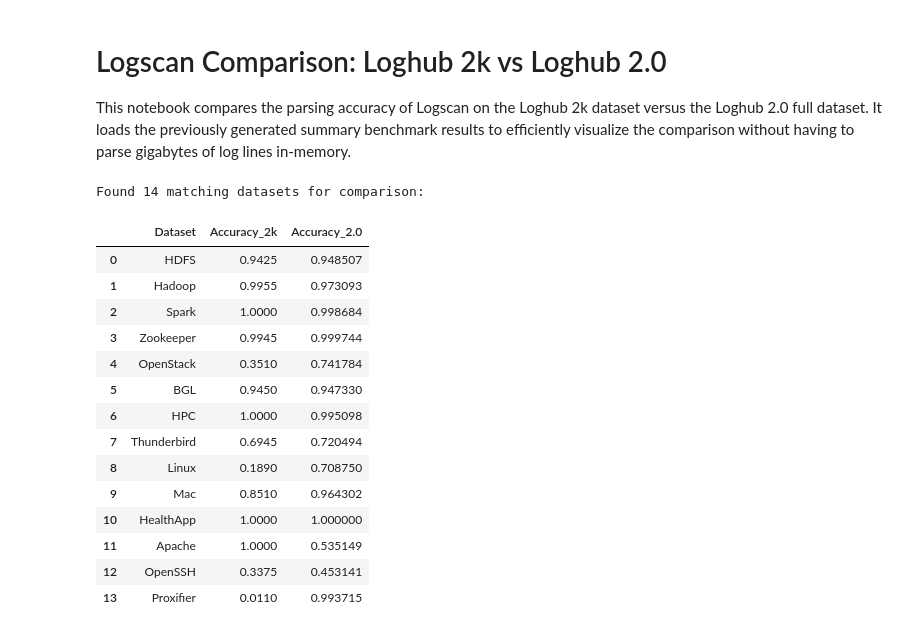
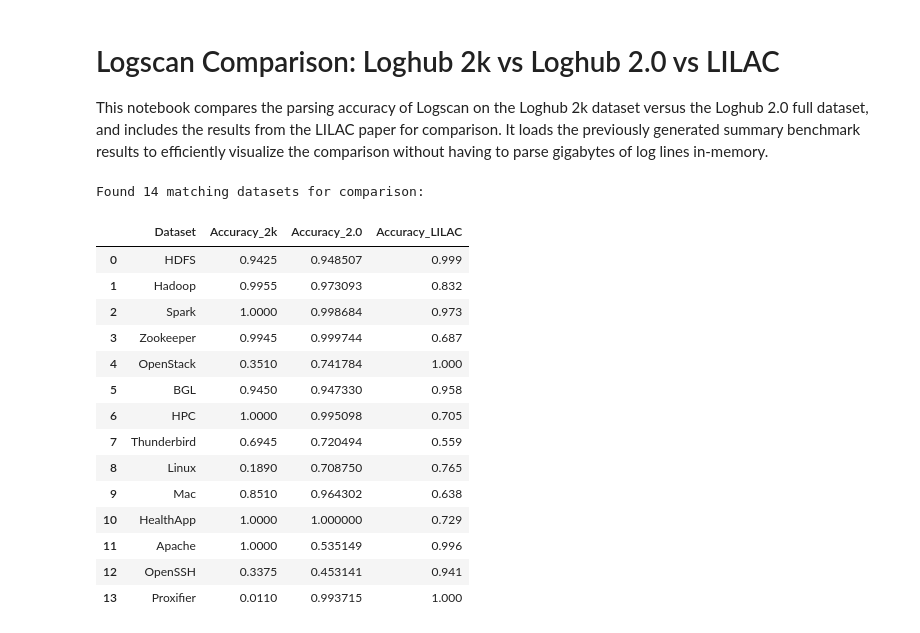
Before and after one commit to alan-saar/logscan, a Jupyter notebook: compare_results.ipynb, the cells around one changed output. Drawn from its saved outputs; the diff is of its cells as text; code cells hidden in the pictures.

```diff
--- a/compare_results.ipynb
+++ b/compare_results.ipynb
@@ -1,42 +1,61 @@
 # %% [markdown]
-# Logscan Comparison: Loghub 2k vs Loghub 2.0
+# Logscan Comparison: Loghub 2k vs Loghub 2.0 vs LILAC
 
-This notebook compares the parsing accuracy of Logscan on the Loghub 2k dataset versus the Loghub 2.0 full dataset.
+This notebook compares the parsing accuracy of Logscan on the Loghub 2k dataset versus the Loghub 2.0 full dataset, and includes the results from the LILAC paper for comparison.
 It loads the previously generated summary benchmark results to efficiently visualize the comparison without having to parse gigabytes of log lines in-memory.
 # %%
 import pandas as pd
 import matplotlib.pyplot as plt
 import numpy as np
 
 # Load Benchmark Results
 df_2k = pd.read_csv("Logscan_benchmark_result.csv")
 df_2_0 = pd.read_csv("Logscan_loghub2_benchmark_result.csv")
 
 # Rename accuracy columns for clarity
 df_2k = df_2k.rename(columns={"Accuracy": "Accuracy_2k"})
 df_2_0 = df_2_0.rename(columns={"Accuracy": "Accuracy_2.0"})
 
 # Merge the results on the Dataset name
 merged_df = pd.merge(df_2k, df_2_0, on="Dataset", how="inner")
+# Add LILAC results from paper
+lilac_accuracy = {
+    "Hadoop": 0.832,
+    "HDFS": 0.999,
+    "OpenStack": 1.000,
+    "Spark": 0.973,
+    "Zookeeper": 0.687,
+    "BGL": 0.958,
+    "HPC": 0.705,
+    "Thunderbird": 0.559,
+    "Linux": 0.765,
+    "Mac": 0.638,
+    "Apache": 0.996,
+    "OpenSSH": 0.941,
+    "HealthApp": 0.729,
+    "Proxifier": 1.000
+}
+merged_df["Accuracy_LILAC"] = merged_df["Dataset"].map(lilac_accuracy)
+
 print(f"Found {len(merged_df)} matching datasets for comparison:")
 display(merged_df)
 # %% [output]
 Found 14 matching datasets for comparison:
-|  | Dataset | Accuracy_2k | Accuracy_2.0 |
-| 0 | HDFS | 0.9425 | 0.948507 |
-| 1 | Hadoop | 0.9955 | 0.973093 |
-| 2 | Spark | 1.0000 | 0.998684 |
-| 3 | Zookeeper | 0.9945 | 0.999744 |
-| 4 | OpenStack | 0.3510 | 0.741784 |
-| 5 | BGL | 0.9450 | 0.947330 |
-| 6 | HPC | 1.0000 | 0.995098 |
-| 7 | Thunderbird | 0.6945 | 0.720494 |
-| 8 | Linux | 0.1890 | 0.708750 |
-| 9 | Mac | 0.8510 | 0.964302 |
-| 10 | HealthApp | 1.0000 | 1.000000 |
-| 11 | Apache | 1.0000 | 0.535149 |
-| 12 | OpenSSH | 0.3375 | 0.453141 |
-| 13 | Proxifier | 0.0110 | 0.993715 |
+|  | Dataset | Accuracy_2k | Accuracy_2.0 | Accuracy_LILAC |
+| 0 | HDFS | 0.9425 | 0.948507 | 0.999 |
+| 1 | Hadoop | 0.9955 | 0.973093 | 0.832 |
+| 2 | Spark | 1.0000 | 0.998684 | 0.973 |
+| 3 | Zookeeper | 0.9945 | 0.999744 | 0.687 |
+| 4 | OpenStack | 0.3510 | 0.741784 | 1.000 |
+| 5 | BGL | 0.9450 | 0.947330 | 0.958 |
+| 6 | HPC | 1.0000 | 0.995098 | 0.705 |
+| 7 | Thunderbird | 0.6945 | 0.720494 | 0.559 |
+| 8 | Linux | 0.1890 | 0.708750 | 0.765 |
+| 9 | Mac | 0.8510 | 0.964302 | 0.638 |
+| 10 | HealthApp | 1.0000 | 1.000000 | 0.729 |
+| 11 | Apache | 1.0000 | 0.535149 | 0.996 |
+| 12 | OpenSSH | 0.3375 | 0.453141 | 0.941 |
+| 13 | Proxifier | 0.0110 | 0.993715 | 1.000 |
 # %%
 # Visualization
 if not merged_df.empty:
```
Also changed, not shown: parts of 1 cell of this notebook.
